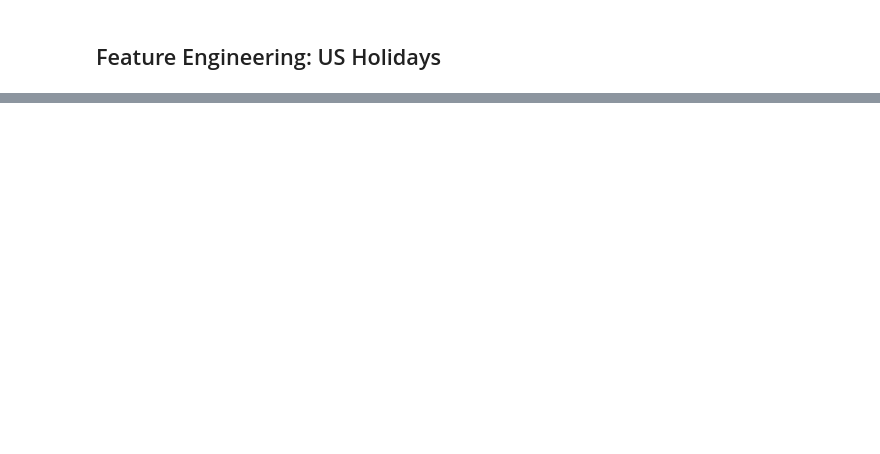
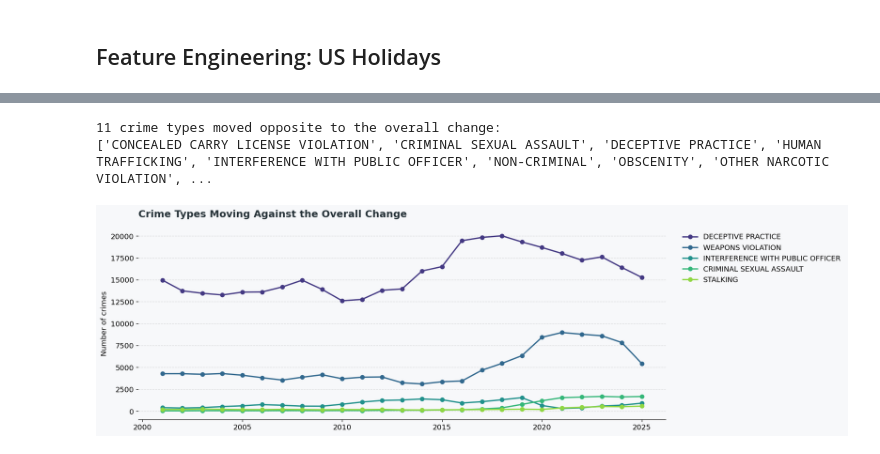
Before and after one commit to swirita/Chicago-Crime-Analysis-and-Forecasting, a Jupyter notebook: notebooks/02_crime_analysis_forecast.ipynb, the cells around one changed output, grey strips where cells are left out. Saved outputs shown, nothing was run; the diff lists cells and outputs as text; code cells hidden in the pictures; blank space fills up the shorter version.

```diff
--- a/notebooks/02_crime_analysis_forecast.ipynb
+++ b/notebooks/02_crime_analysis_forecast.ipynb
@@ -791,0 +310,52 @@ print(f'Lowest seasonal point: {annual_low_month}')
+# %%
+RANK_COLORS = sns.color_palette("viridis", n_colors=5)
+
+complete_years_df = df[df.index.year <= last_year]
+
+counts_by_type = (
+    complete_years_df
+    .groupby([complete_years_df.index.year, "Primary Type"])
+    .size()
+    .unstack(fill_value=0)
+)
+
+first_counts = counts_by_type.loc[first_year]
+last_counts = counts_by_type.loc[last_year]
+
+if direction == "decreased":
+    opposite_types = last_counts[last_counts > first_counts].index
+elif direction == "increased":
+    opposite_types = last_counts[last_counts < first_counts].index
+else:
+    opposite_types = pd.Index([])
+
+print(f"{len(opposite_types)} crime types moved opposite to the overall change:")
+print(opposite_types.tolist())
+
+# Plot the five largest opposite-moving crime types across all years.
+top_opposite = (
+    counts_by_type[opposite_types]
+    .sum()
+    .nlargest(5)
+    .index
+)
+
+fig, ax = plt.subplots()
+for crime_type, color in zip(top_opposite, RANK_COLORS):
+    ax.plot(
+        counts_by_type.index,
+        counts_by_type[crime_type],
+        marker="o",
+        label=crime_type,
+        color=color,
+        linewidth=2,
+    )
+
+style_chart(ax, "Crime Types Moving Against the Overall Change", ylabel="Number of crimes")
+ax.legend(bbox_to_anchor=(1.02, 1), loc="upper left", frameon=False)
+plt.tight_layout()
+plt.show()
+# %% [output]
+11 crime types moved opposite to the overall change:
+['CONCEALED CARRY LICENSE VIOLATION', 'CRIMINAL SEXUAL ASSAULT', 'DECEPTIVE PRACTICE', 'HUMAN TRAFFICKING', 'INTERFERENCE WITH PUBLIC OFFICER', 'NON-CRIMINAL', 'OBSCENITY', 'OTHER NARCOTIC VIOLATION', ...
+[figure, added]
```
Also changed, not shown: parts of 79 cells of this notebook.
